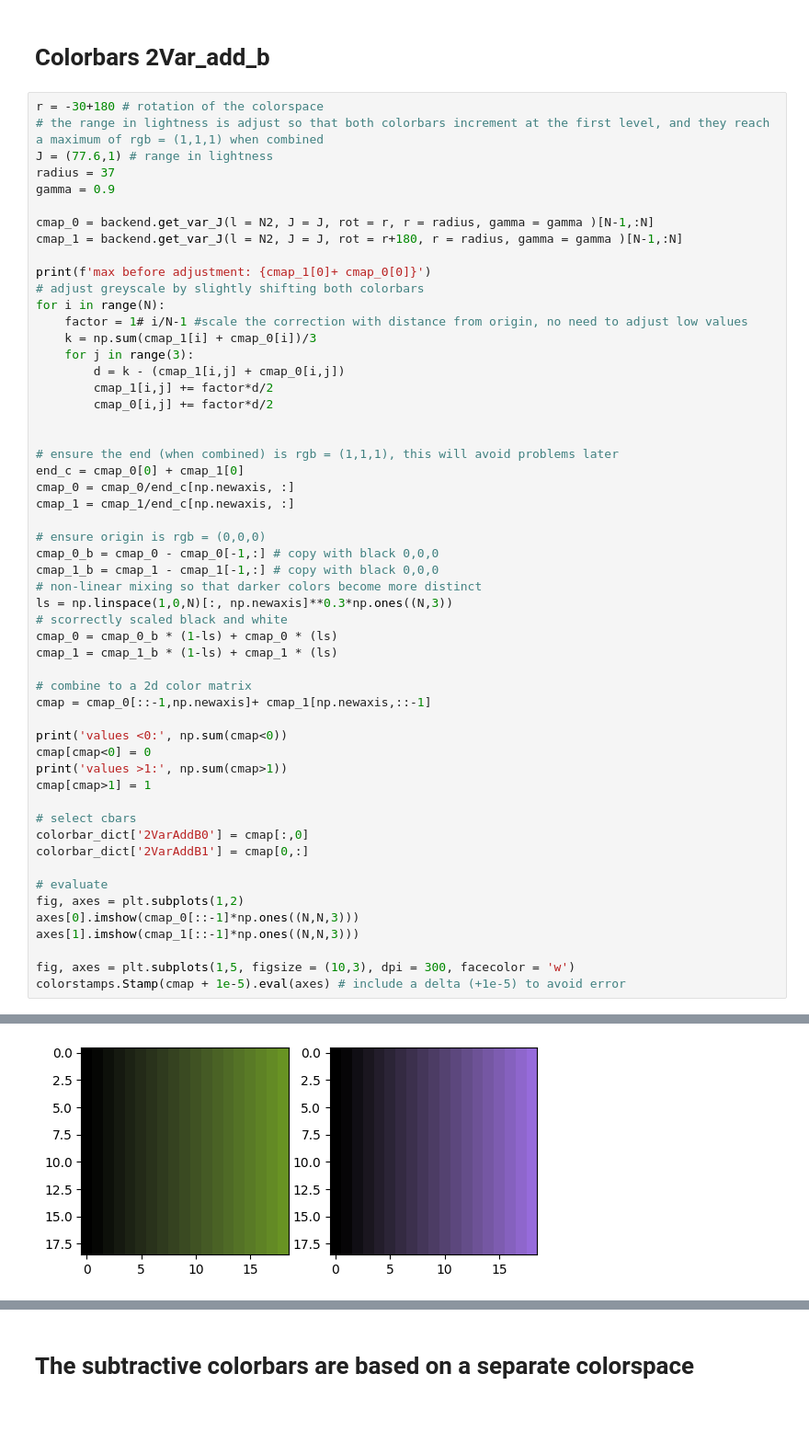
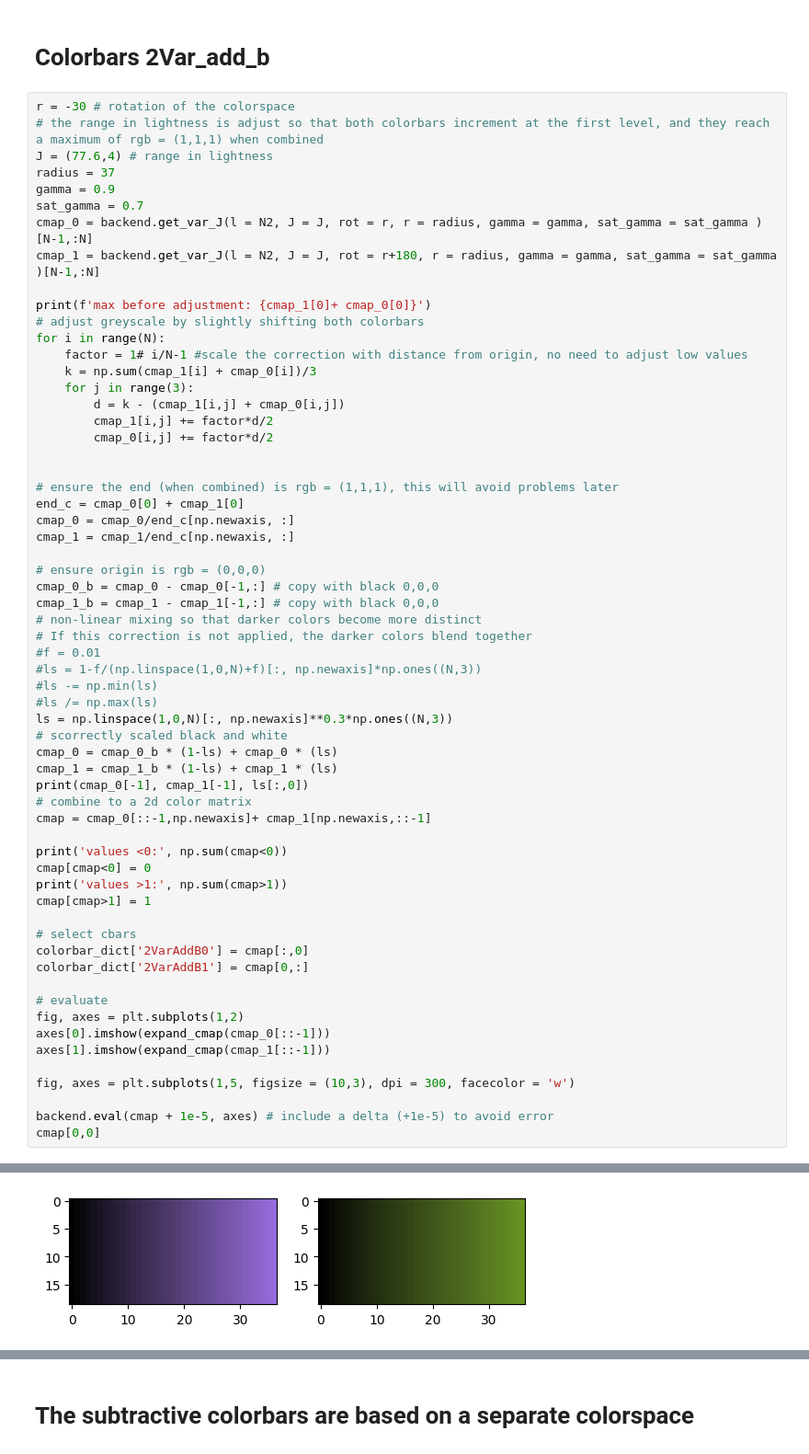
Before and after one commit to trygvrad/multivariate_colormaps, a Jupyter notebook: 2-variate.ipynb, the cells around one changed output, grey strips where cells are left out. Shown at 92% size. Saved outputs shown, nothing was run; the diff lists cells and outputs as text; blank space fills up the shorter version.

```diff
--- a/2-variate.ipynb
+++ b/2-variate.ipynb
@@ -102,14 +109,14 @@ values >1: 19
 # %% [markdown]
 # Colorbars 2Var_add_b
 # %%
-r = -30+180 # rotation of the colorspace
+r = -30 # rotation of the colorspace
 # the range in lightness is adjust so that both colorbars increment at the first level, and they reach a maximum of rgb = (1,1,1) when combined
-J = (77.6,1) # range in lightness
+J = (77.6,4) # range in lightness
 radius = 37
 gamma = 0.9
-
-cmap_0 = backend.get_var_J(l = N2, J = J, rot = r, r = radius, gamma = gamma )[N-1,:N]
-cmap_1 = backend.get_var_J(l = N2, J = J, rot = r+180, r = radius, gamma = gamma )[N-1,:N]
+sat_gamma = 0.7
+cmap_0 = backend.get_var_J(l = N2, J = J, rot = r, r = radius, gamma = gamma, sat_gamma = sat_gamma )[N-1,:N]
+cmap_1 = backend.get_var_J(l = N2, J = J, rot = r+180, r = radius, gamma = gamma, sat_gamma = sat_gamma )[N-1,:N]
 
 print(f'max before adjustment: {cmap_1[0]+ cmap_0[0]}')
 # adjust greyscale by slightly shifting both colorbars
@@ -131,11 +138,16 @@ cmap_1 = cmap_1/end_c[np.newaxis, :]
 cmap_0_b = cmap_0 - cmap_0[-1,:] # copy with black 0,0,0
 cmap_1_b = cmap_1 - cmap_1[-1,:] # copy with black 0,0,0
 # non-linear mixing so that darker colors become more distinct
+# If this correction is not applied, the darker colors blend together
+#f = 0.01
+#ls = 1-f/(np.linspace(1,0,N)+f)[:, np.newaxis]*np.ones((N,3))
+#ls -= np.min(ls)
+#ls /= np.max(ls)
 ls = np.linspace(1,0,N)[:, np.newaxis]**0.3*np.ones((N,3))
 # scorrectly scaled black and white
 cmap_0 = cmap_0_b * (1-ls) + cmap_0 * (ls)
 cmap_1 = cmap_1_b * (1-ls) + cmap_1 * (ls)
-
+print(cmap_0[-1], cmap_1[-1], ls[:,0])
 # combine to a 2d color matrix
 cmap = cmap_0[::-1,np.newaxis]+ cmap_1[np.newaxis,::-1]
 
@@ -150,11 +162,13 @@ colorbar_dict['2VarAddB1'] = cmap[0,:]
 
 # evaluate
 fig, axes = plt.subplots(1,2)
-axes[0].imshow(cmap_0[::-1]*np.ones((N,N,3)))
-axes[1].imshow(cmap_1[::-1]*np.ones((N,N,3)))
+axes[0].imshow(expand_cmap(cmap_0[::-1]))
+axes[1].imshow(expand_cmap(cmap_1[::-1]))
 
 fig, axes = plt.subplots(1,5, figsize = (10,3), dpi = 300, facecolor = 'w')
-colorstamps.Stamp(cmap + 1e-5).eval(axes) # include a delta (+1e-5) to avoid error
+
+backend.eval(cmap + 1e-5, axes) # include a delta (+1e-5) to avoid error
+cmap[0,0]
 # %% [output]
 Clipping input data to the valid range for imshow with RGB data ([0..1] for floats or [0..255] for integers).
 Clipping input data to the valid range for imshow with RGB data ([0..1] for floats or [0..255] for integers).
@@ -166 +185 @@ values >1: 8
-[figure, old version]
+[figure, new version]
```
Also changed, not shown: parts of 6 cells of this notebook, 55 other files.
